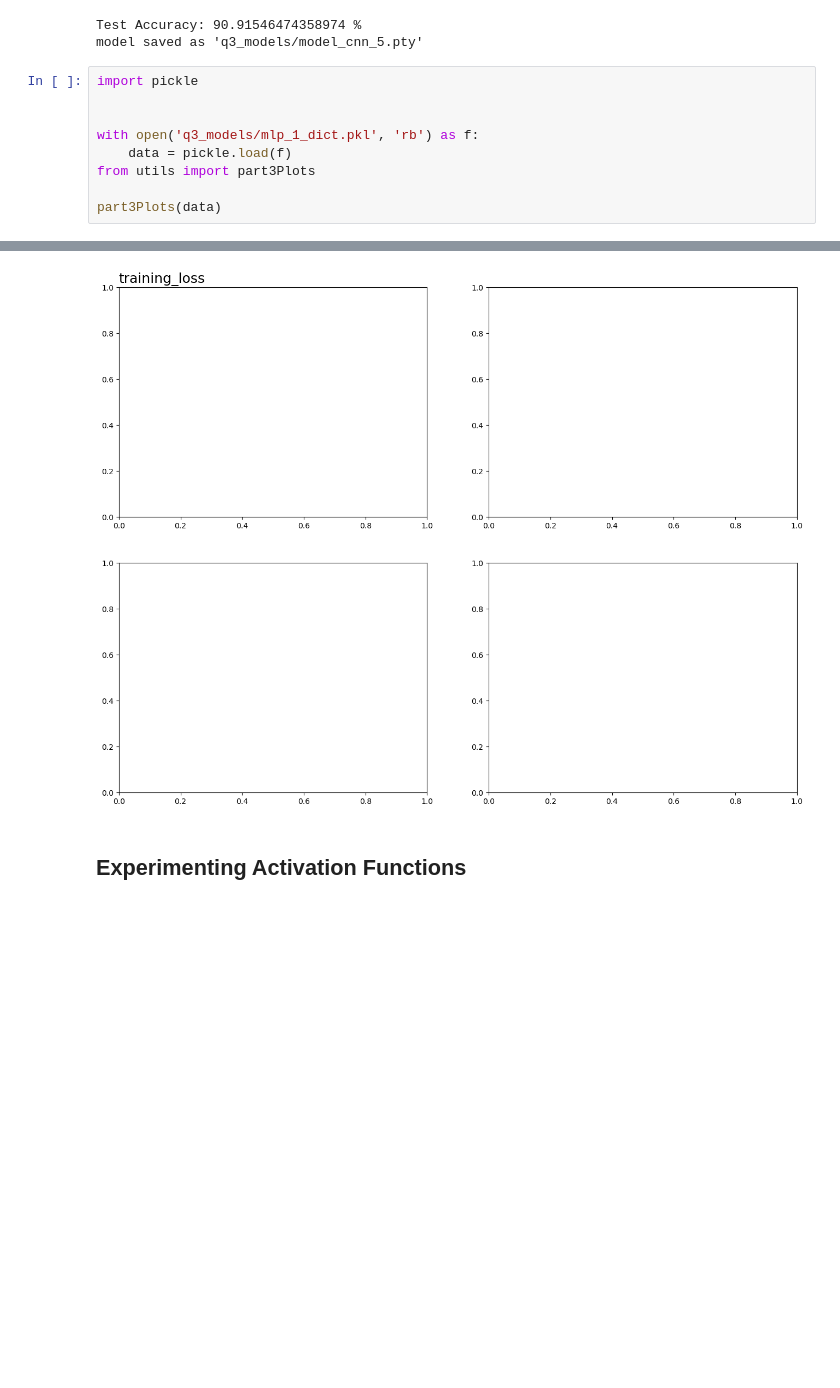
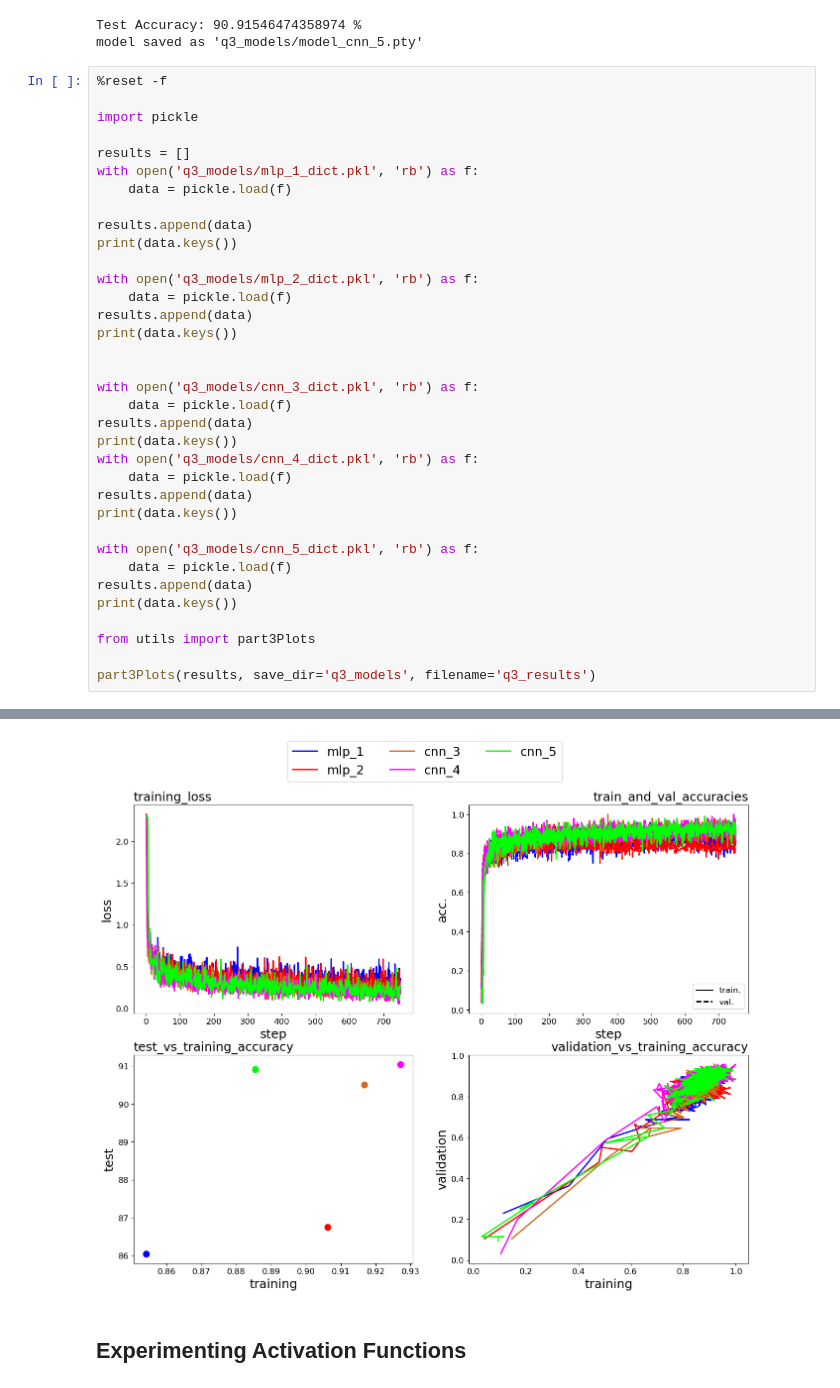
Before and after one commit to ahmetakman/EE449_homeworks, a Jupyter notebook: hw1/hw1.ipynb, the cells around one changed output, grey strips where cells are left out. Drawn from its saved outputs; the diff is of its cells as text; blank space fills up the shorter version.

Commit message:
Part 3 Plots added

```diff
--- a/hw1/hw1.ipynb
+++ b/hw1/hw1.ipynb
@@ -1148,12 +1148,38 @@ CUDA to be used
 Test Accuracy: 90.91546474358974 %
 model saved as 'q3_models/model_cnn_5.pty'
 # %%
+%reset -f
+
 import pickle
 
-
+results = []
 with open('q3_models/mlp_1_dict.pkl', 'rb') as f:
     data = pickle.load(f)
+
+results.append(data)
+print(data.keys())
+
+with open('q3_models/mlp_2_dict.pkl', 'rb') as f:
+    data = pickle.load(f)
+results.append(data)
+print(data.keys())
+
+
+with open('q3_models/cnn_3_dict.pkl', 'rb') as f:
+    data = pickle.load(f)
+results.append(data)
+print(data.keys())
+with open('q3_models/cnn_4_dict.pkl', 'rb') as f:
+    data = pickle.load(f)
+results.append(data)
+print(data.keys())
+
+with open('q3_models/cnn_5_dict.pkl', 'rb') as f:
+    data = pickle.load(f)
+results.append(data)
+print(data.keys())
+
 from utils import part3Plots
 
-part3Plots(data)
+part3Plots(results, save_dir='q3_models', filename='q3_results')
 # %% [output]
@@ -1161,4 +1191,4 @@ TypeError: string indices must be integers, not 'str'
-[figure, old version]
+[figure, new version]
 # %% [markdown]
 ## Experimenting Activation Functions
 # %% [markdown]
```
Also changed, not shown: parts of 1 cell of this notebook, 1 other file.
